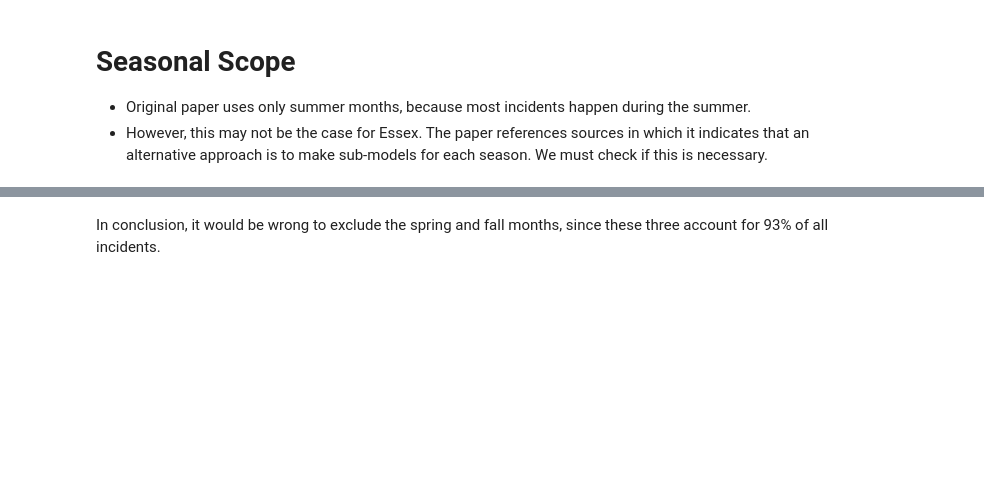
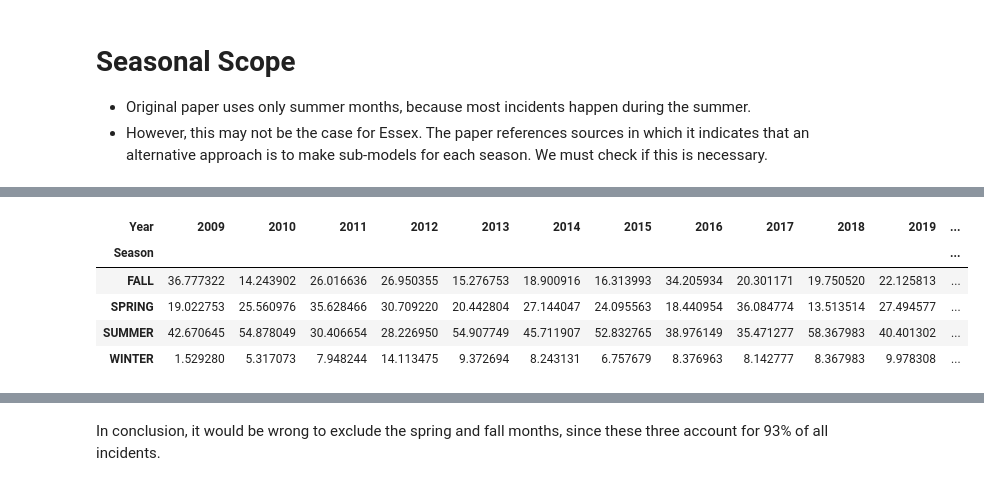
Before and after one commit to Racoo203/wildfire_risk_model, a Jupyter notebook: scripts/eda.ipynb, the cells around one changed output, grey strips where cells are left out. Saved outputs shown, nothing was run; the diff lists cells and outputs as text; code cells hidden in the pictures; blank space fills up the shorter version.

```diff
--- a/scripts/eda.ipynb
+++ b/scripts/eda.ipynb
@@ -59,0 +56,10 @@ Name: count, dtype: float64
+# %%
+pct_season_year_counts = 100 * season_year_counts / season_year_counts.sum(axis = 0)
+pct_season_year_counts
+# %% [output]
+| Year | 2009 | 2010 | 2011 | 2012 | 2013 | 2014 | 2015 | 2016 | 2017 | 2018 | 2019 | ... |
+| Season |  |  |  |  |  |  |  |  |  |  |  | ... |
+| FALL | 36.777322 | 14.243902 | 26.016636 | 26.950355 | 15.276753 | 18.900916 | 16.313993 | 34.205934 | 20.301171 | 19.750520 | 22.125813 | ... |
+| SPRING | 19.022753 | 25.560976 | 35.628466 | 30.709220 | 20.442804 | 27.144047 | 24.095563 | 18.440954 | 36.084774 | 13.513514 | 27.494577 | ... |
+| SUMMER | 42.670645 | 54.878049 | 30.406654 | 28.226950 | 54.907749 | 45.711907 | 52.832765 | 38.976149 | 35.471277 | 58.367983 | 40.401302 | ... |
+| WINTER | 1.529280 | 5.317073 | 7.948244 | 14.113475 | 9.372694 | 8.243131 | 6.757679 | 8.376963 | 8.142777 | 8.367983 | 9.978308 | ... |
```
Also changed, not shown: parts of 16 cells of this notebook, 10 other files.
